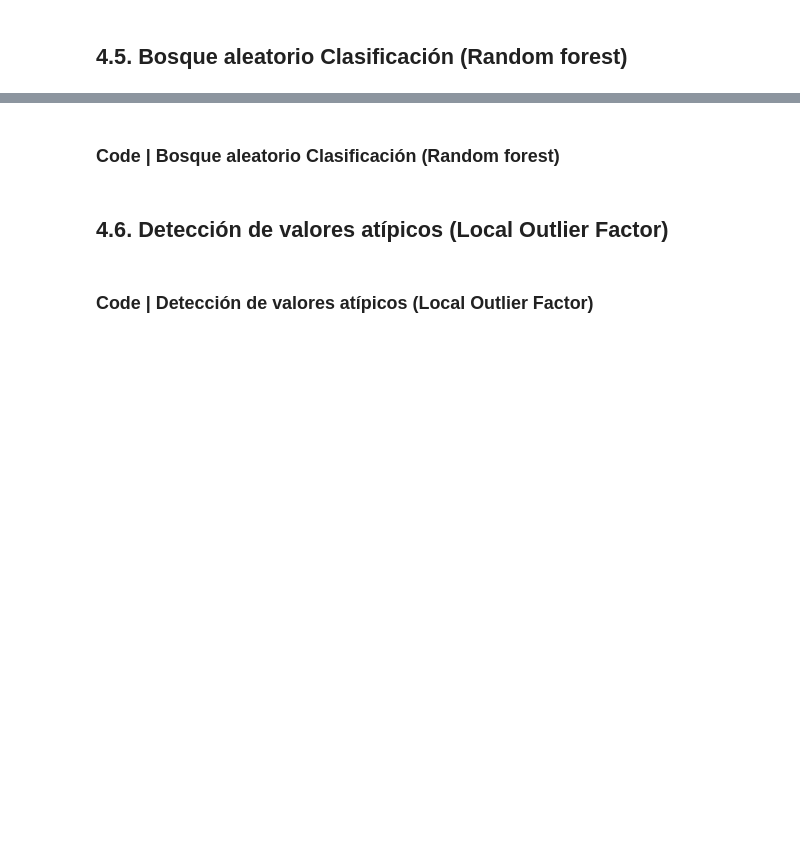
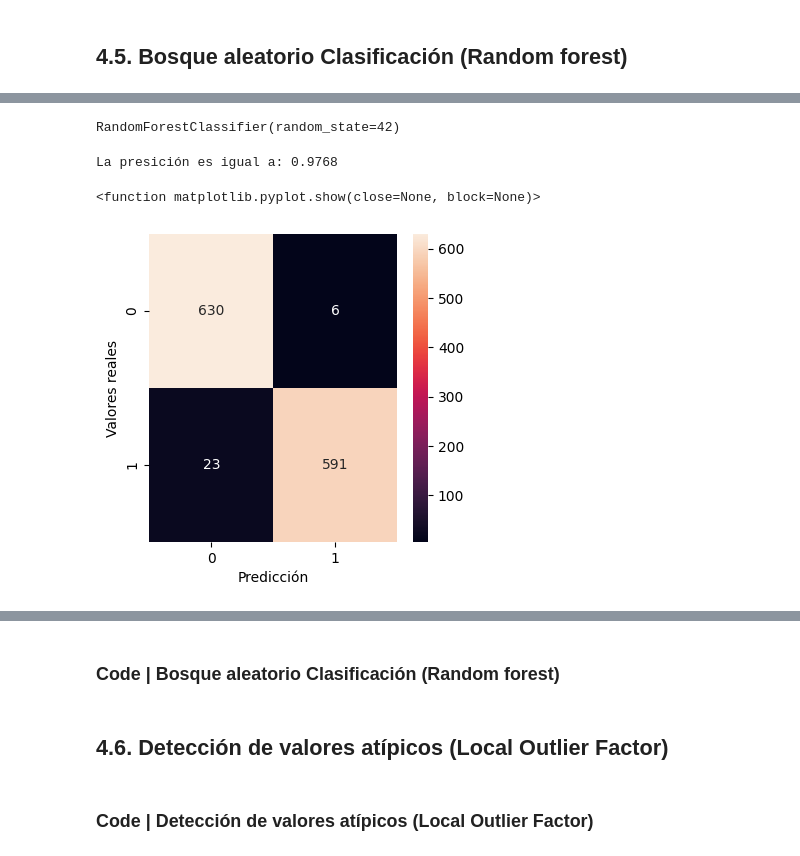
Before and after one commit to Vizuetcf09/desafio-programacion-python-ciencia-datos-3080127, a Jupyter notebook: desafio-programacion-python-ciencia-datos-3080127/04_modelos_de_aa_(ml)/04_01_Modelos_de_AA_(ML).ipynb, the cells around one changed output, grey strips where cells are left out. Saved outputs shown, nothing was run; the diff lists cells and outputs as text; code cells hidden in the pictures; blank space fills up the shorter version.

Commit message:
apuntes de random forest

```diff
--- a/desafio-programacion-python-ciencia-datos-3080127/04_modelos_de_aa_(ml)/04_01_Modelos_de_AA_(ML).ipynb
+++ b/desafio-programacion-python-ciencia-datos-3080127/04_modelos_de_aa_(ml)/04_01_Modelos_de_AA_(ML).ipynb
@@ -257,0 +290,26 @@ La presición es: 0.8673333333333333
+# %%
+X, y = make_classification(n_samples=5000,n_features=20, random_state=3)
+
+X_train, X_test, y_train, y_test = train_test_split(X, y, test_size = 0.25)
+
+random_forest = RandomForestClassifier(random_state=42)
+random_forest.fit(X_train, y_train)
+# %% [output]
+RandomForestClassifier(random_state=42)
+# %%
+presition = random_forest.score(X_test, y_test)
+print('La presición es igual a:', presition)
+# %% [output]
+La presición es igual a: 0.9768
+# %%
+y_pred = random_forest.predict(X_test)
+confusion_matrix = confusion_matrix(y_test, y_pred)
+
+plt.subplots(figsize = (4,4))
+sns.heatmap(confusion_matrix, annot = True, fmt = '.0f')
+plt.xlabel('Predicción')
+plt.ylabel('Valores reales')
+plt.show
+# %% [output]
+<function matplotlib.pyplot.show(close=None, block=None)>
+[figure, added]
```
Also changed, not shown: parts of 6 cells of this notebook.
